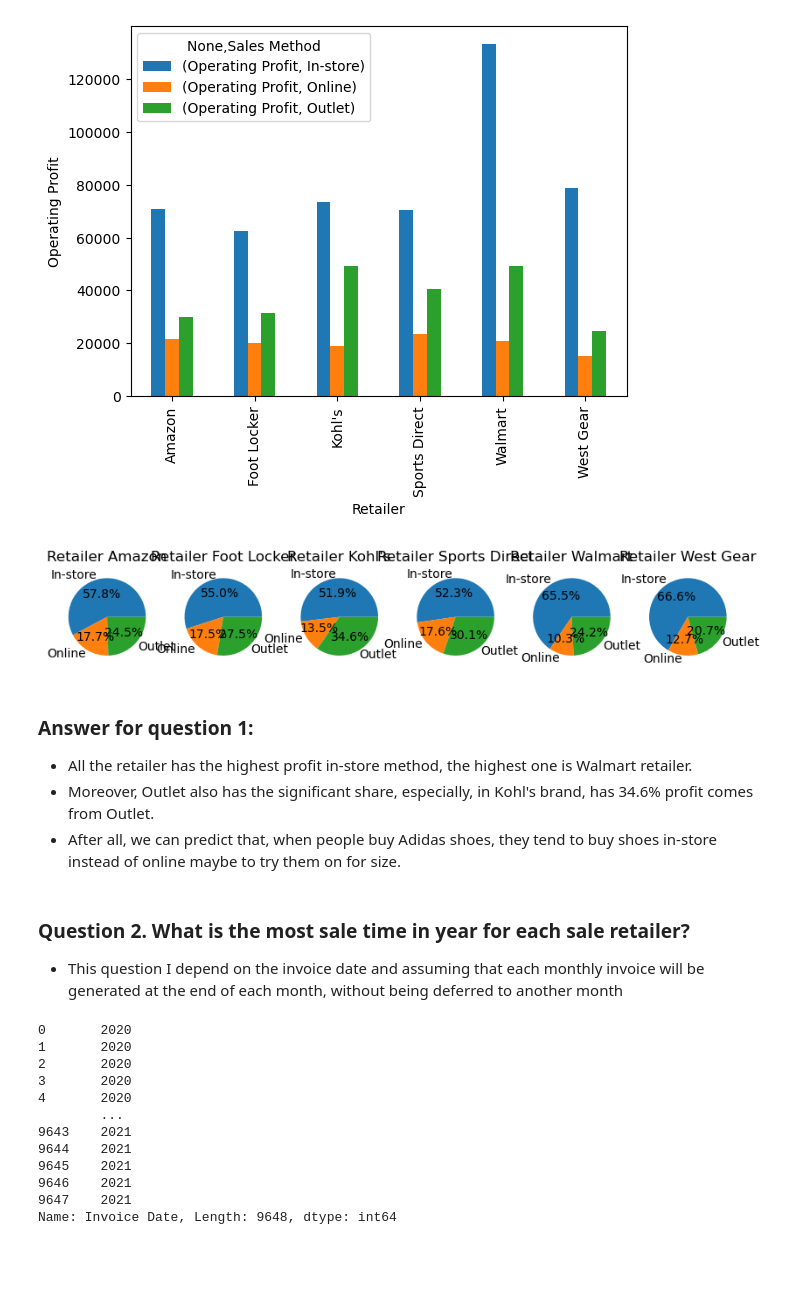
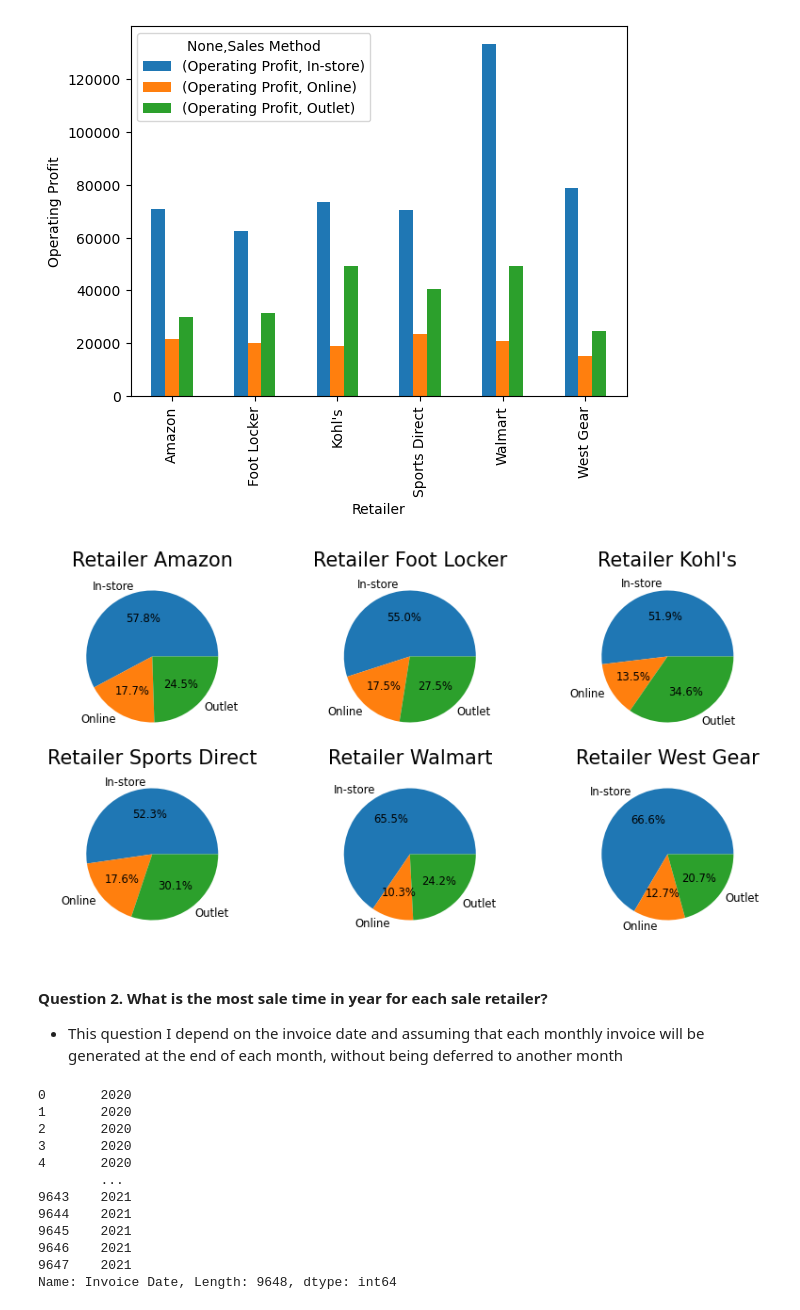
Before and after one commit to bipowerhcmcity/Adidas-Trending, a Jupyter notebook: adidas_us.ipynb, the cells around one changed output. Drawn from its saved outputs; the diff is of its cells as text; code cells hidden in the pictures; blank space fills up the shorter version.

```diff
--- a/adidas_us.ipynb
+++ b/adidas_us.ipynb
@@ -160,24 +157,18 @@ plt.show()
 # %% [output]
 [figure]
 # %%
-fig, axs = plt.subplots(1, 6, figsize=(10, 20))
+fig, axs = plt.subplots(2,3, figsize=(10, 5))
 
 for i, group in enumerate(df_q1.index.levels[0]):
-    ax = axs[i]
+    ax = axs[i//3, i%3]
     data = df_q1.loc[group, 'Operating Profit']
-    ax.pie(data, labels=data.index, autopct='%1.1f%%')
-    ax.set_title(f'Retailer {group}')
-
+    ax.pie(data, labels=data.index, autopct='%1.1f%%',textprops={'size': 'smaller'})
+    ax.set_title(f'Retailer {group}', fontsize=15)
 plt.show()
 # %% [output]
-[figure, old version]
+[figure, new version]
-# %% [markdown]
-### Answer for question 1:
-- All the retailer has the highest profit in-store method, the highest one is Walmart retailer.
-- Moreover, Outlet also has the significant share, especially, in Kohl's brand, has 34.6% profit comes from Outlet.
-- After all, we can predict that, when people buy Adidas shoes, they tend to buy shoes in-store instead of online maybe to try them on for size.
 # %% [markdown]
-### Question 2. What is the most sale time in year for each sale retailer?
+#### Question 2. What is the most sale time in year for each sale retailer?
 - This question I depend on the invoice date and assuming that each monthly invoice will be generated at the end of each month, without being deferred to another month
 # %%
 df_clean_columns["Invoice Date"].dt.year
```
Also changed, not shown: parts of 17 cells of this notebook, 3 other files.
